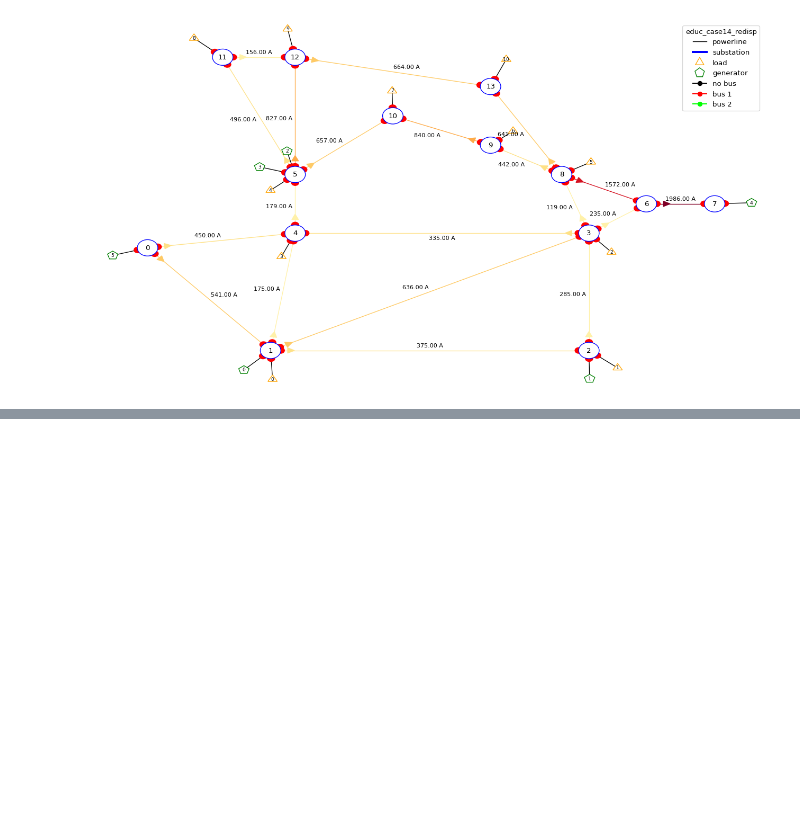
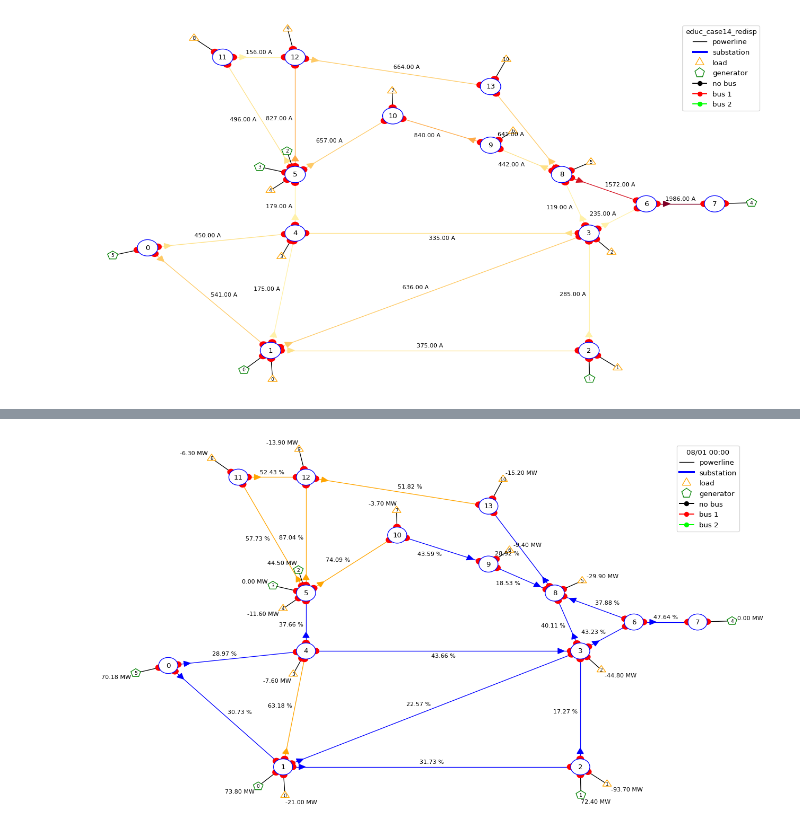
Before and after one commit to Grid2op/grid2op, a Jupyter notebook: getting_started/20201103_AUB_ReinforcementLearningApplicationEECE699.ipynb, the cells around one changed output, grey strips where cells are left out. Cells and saved outputs as stored; diff of their text form; code cells hidden in the pictures; blank space fills up the shorter version.

```diff
--- a/getting_started/20201103_AUB_ReinforcementLearningApplicationEECE699.ipynb
+++ b/getting_started/20201103_AUB_ReinforcementLearningApplicationEECE699.ipynb
@@ -110,0 +155,5 @@ To be perfectly exhaustive, there are 4 game over conditions for this environmen
+# %%
+obs = env.reset()
+fig_ = plot_helper.plot_obs(obs)
+# %% [output]
+[figure, added]
```
Also changed, not shown: parts of 24 cells of this notebook, 10 other files.
